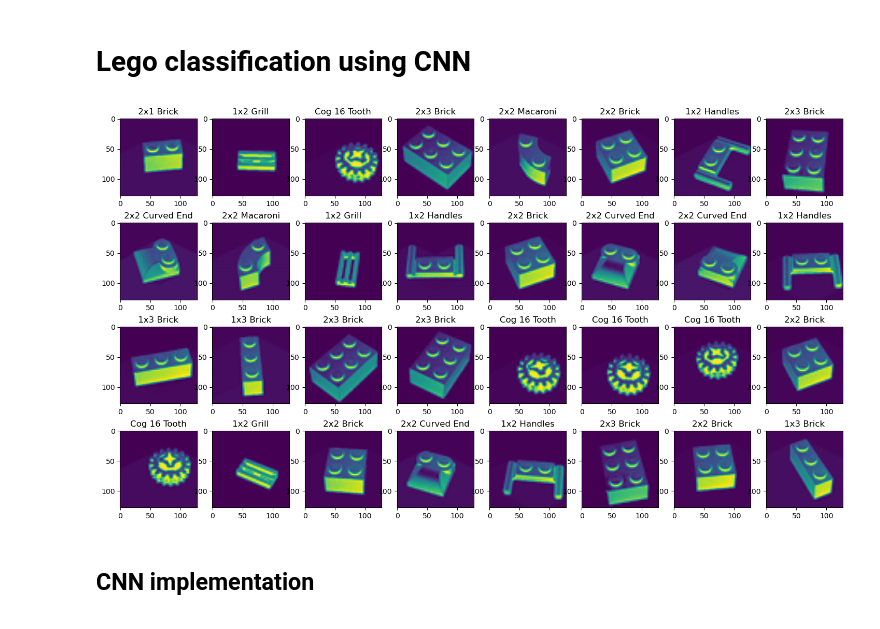
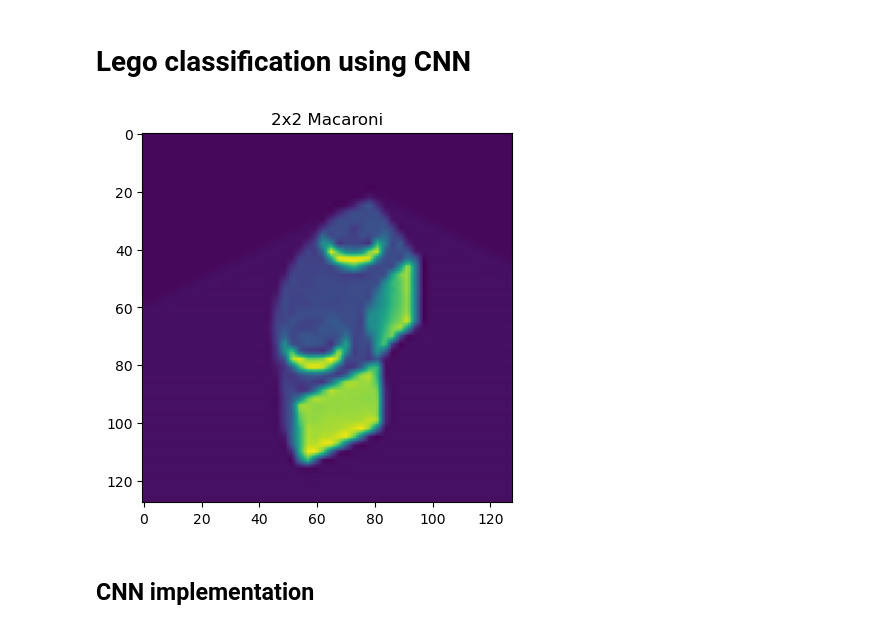
Before and after one commit to sk7rex/nn-course, a Jupyter notebook: lego-classification/lego pieces classification.ipynb, the cells around one changed output. Saved outputs shown, nothing was run; the diff lists cells and outputs as text; code cells hidden in the pictures.

Commit message:
added show_random and predict_random functions

```diff
--- a/lego-classification/lego pieces classification.ipynb
+++ b/lego-classification/lego pieces classification.ipynb
@@ -58,18 +58,23 @@ def label2text(label):
         label = label.item()
 
     return class_names[label]
-# %%
-X, y = next(iter(train_dataloader))
-
-rows, cols = 4, 8
-fig, axs = plt.subplots(rows, cols, figsize=(18, 10))
-
-for i in range(rows * cols):
-    r, c = i // cols, i % cols
-    axs[r, c].imshow(np.transpose(X[i].detach().numpy(), (1, 2, 0)))
-    axs[r, c].title.set_text(label2text(y[i]))
-# %% [output]
-[figure, removed]
+# %%
+def show_random(test_dataloader):
+    n = len(test_dataloader)
+    index = np.random.randint(0, n)
+
+    img, label = test_dataloader.dataset[index]
+    label = label2text(label)
+    np_img = img.numpy()
+    np_img = np.transpose(np_img, (1, 2, 0))
+    np_img = np.squeeze(np_img)
+
+    plt.imshow(np_img)
+    plt.title(label)
+# %%
+show_random(test_dataloader)
+# %% [output]
+[figure, added]
 # %% [markdown]
 ## CNN implementation
 # %%
```
Also changed, not shown: parts of 4 cells of this notebook.
